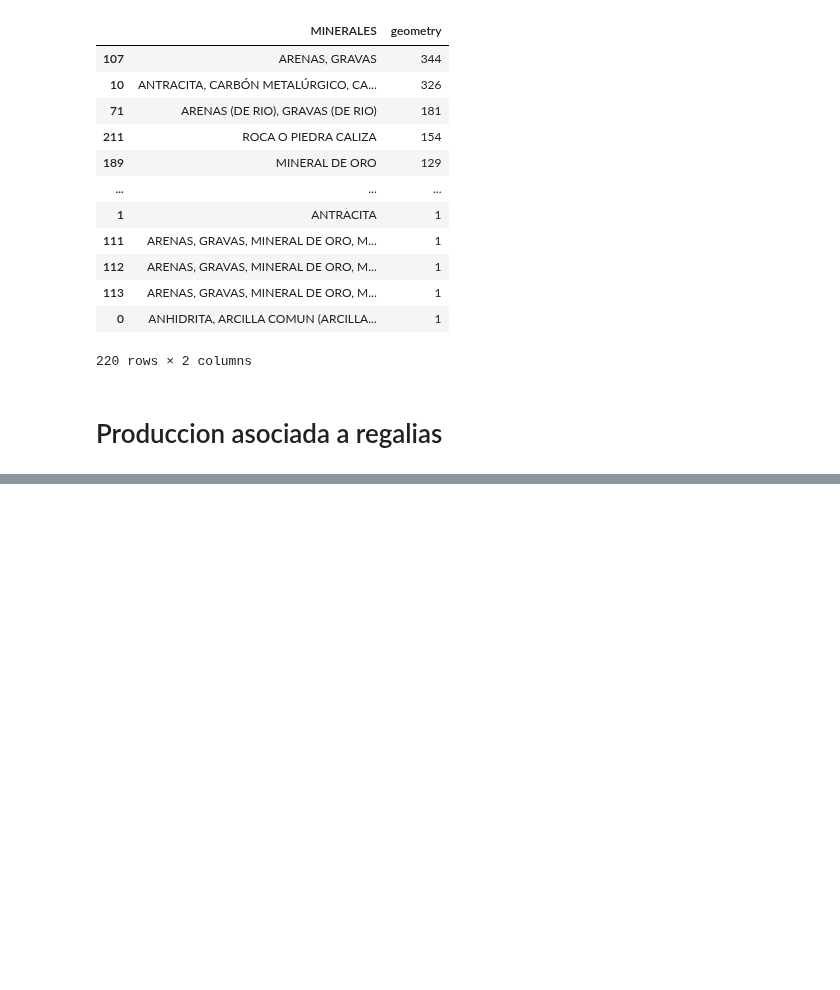
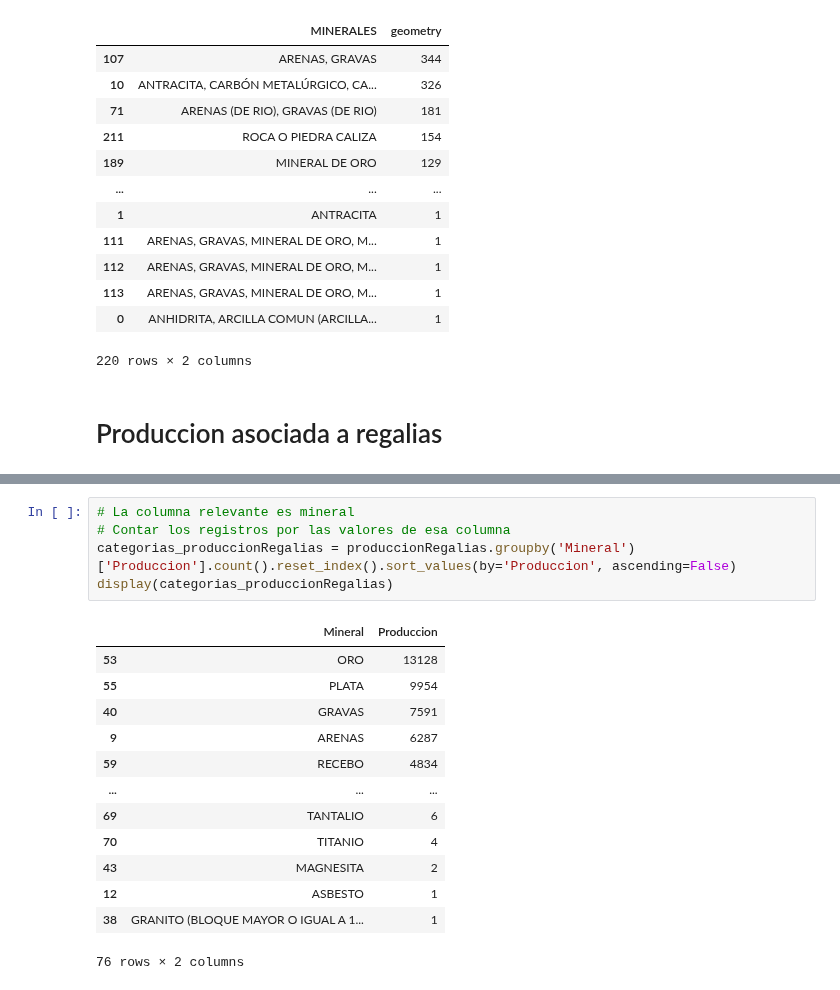
Before and after one commit to JC-AlfonsoR/PEG-mining-agriculture, a Jupyter notebook: engines/e2011_armonizar_taxonomias_minerales.ipynb, the cells around one changed output, grey strips where cells are left out. Saved outputs shown, nothing was run; the diff lists cells and outputs as text; blank space fills up the shorter version.

```diff
--- a/engines/e2011_armonizar taxonomias_minerales.ipynb
+++ b/engines/e2011_armonizar_taxonomias_minerales.ipynb
@@ -211,0 +229,19 @@ display(categorias_titulosMineros)
+# %%
+# La columna relevante es mineral
+# Contar los registros por las valores de esa columna
+categorias_produccionRegalias = produccionRegalias.groupby('Mineral')['Produccion'].count().reset_index().sort_values(by='Produccion', ascending=False)
+display(categorias_produccionRegalias)
+# %% [output]
+|  | Mineral | Produccion |
+| 53 | ORO | 13128 |
+| 55 | PLATA | 9954 |
+| 40 | GRAVAS | 7591 |
+| 9 | ARENAS | 6287 |
+| 59 | RECEBO | 4834 |
+| ... | ... | ... |
+| 69 | TANTALIO | 6 |
+| 70 | TITANIO | 4 |
+| 43 | MAGNESITA | 2 |
+| 12 | ASBESTO | 1 |
+| 38 | GRANITO (BLOQUE MAYOR O IGUAL A 1... | 1 |
+76 rows × 2 columns
```
Also changed, not shown: parts of 9 cells of this notebook, 1 other file.
